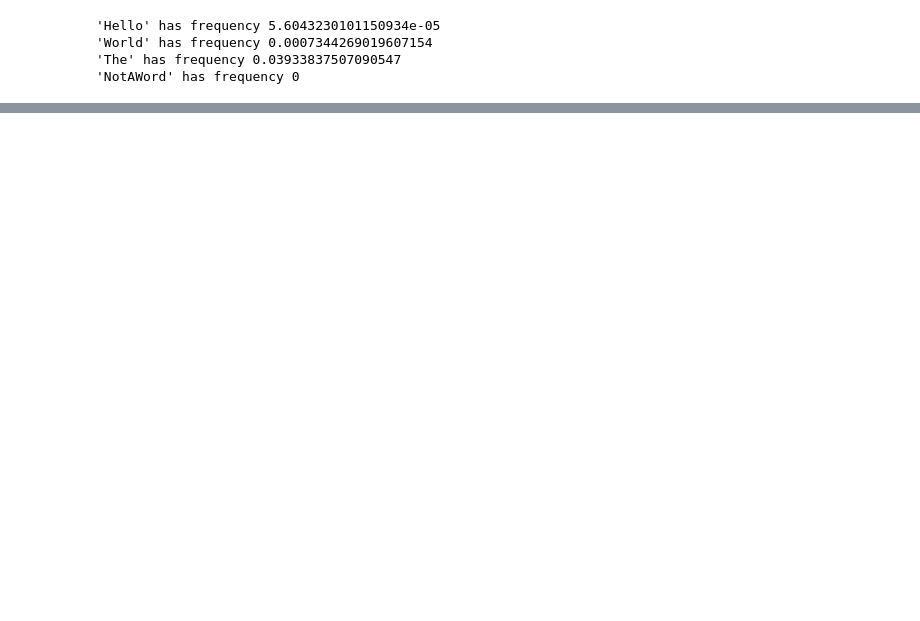
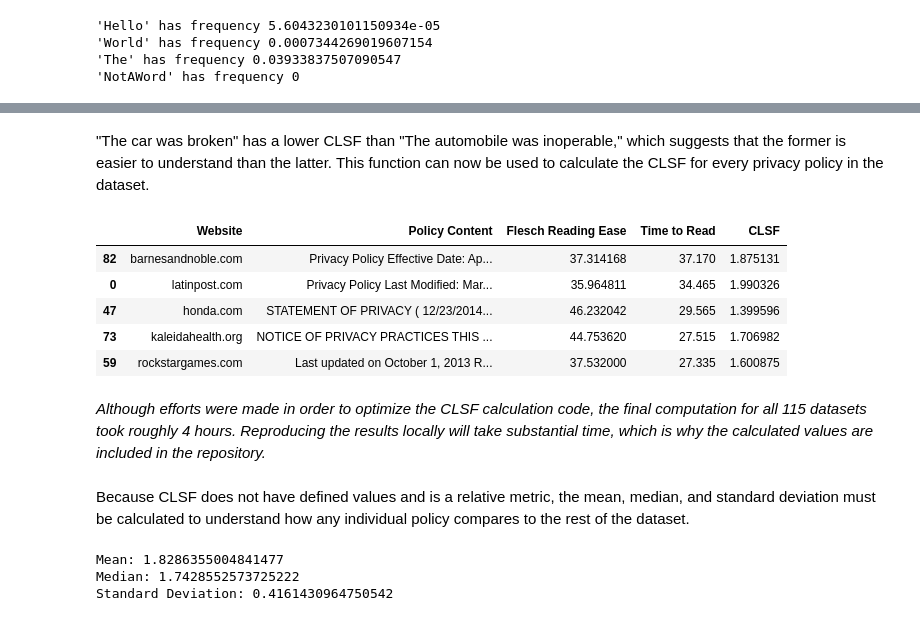
Before and after one commit to griffhurt/cmpinf1205_final, a Jupyter notebook: code/proj.ipynb, the cells around one changed output, grey strips where cells are left out. Saved outputs shown, nothing was run; the diff lists cells and outputs as text; code cells hidden in the pictures; blank space fills up the shorter version.

```diff
--- a/code/proj.ipynb
+++ b/code/proj.ipynb
@@ -306,0 +394,30 @@ print(syns)
+# %%
+# Function to get synonyms of a word using wordnet
+def get_synonyms(word, pos):
+    # Make sure the word is lowercase
+    word = word.lower()
+    # Output list of synonyms
+    syns = []
+    # Loop through the synsets of the word
+    for syn in wordnet.synsets(word, pos=pos):
+        # Loop through the lemmas of the word
+        for l in syn.lemmas():
+            # Add them to the output list
+            syns.append(l.name())
+    # Remove duplicates
+    syns = list(set(syns))
+    # If the actual word is in the syns, remove it
+    if word in syns:
+        syns.remove(word)
+    # Remove any multi-word results
+    syns2 = []
+    for word in syns:
+        if "_" not in word:
+            syns2.append(word)
+    # Return the list of synoyms
+    return syns2
+
+# Test the function
+print("'Car' has the synonyms:", get_synonyms("car", wordnet.NOUN))
+print("'World' has the synonyms:", get_synonyms("world", wordnet.NOUN))
+print("'Privacy' has the synonyms:", get_synonyms("privacy", wordnet.NOUN))
@@ -306,0 +479,40 @@ print(syns)
+# %% [markdown]
+"The car was broken" has a lower CLSF than "The automobile was inoperable," which suggests that the former is easier to understand than the latter. This function can now be used to calculate the CLSF for every privacy policy in the dataset.
+# %%
+# Check if the processing has already been completed
+try:
+    worst_ttr = pd.read_csv("clsf.csv", index_col=0)
+except:
+    # Otherwise, calculate it
+    # worst_ttr is used so that the most difficult to process policies are completed first
+    for index, policy in worst_ttr.iterrows():
+        # Get each sentence in the policy
+        pol_clsf = calculate_clsf(policy["Policy Content"])
+        worst_ttr.at[index, "CLSF"] = pol_clsf
+
+# Replace the overall policy data with the newly calculated CLSF data in worst_ttr
+policies = worst_ttr
+policies.head()
+# %% [output]
+|  | Website | Policy Content | Flesch Reading Ease | Time to Read | CLSF |
+| 82 | barnesandnoble.com | Privacy Policy Effective Date: Ap... | 37.314168 | 37.170 | 1.875131 |
+| 0 | latinpost.com | Privacy Policy Last Modified: Mar... | 35.964811 | 34.465 | 1.990326 |
+| 47 | honda.com | STATEMENT OF PRIVACY ( 12/23/2014... | 46.232042 | 29.565 | 1.399596 |
+| 73 | kaleidahealth.org | NOTICE OF PRIVACY PRACTICES THIS ... | 44.753620 | 27.515 | 1.706982 |
+| 59 | rockstargames.com | Last updated on October 1, 2013 R... | 37.532000 | 27.335 | 1.600875 |
+# %% [markdown]
+*Although efforts were made in order to optimize the CLSF calculation code, the final computation for all 115 datasets took roughly 4 hours. Reproducing the results locally will take substantial time, which is why the calculated values are included in the repository.*
+# %% [markdown]
+Because CLSF does not have defined values and is a relative metric, the mean, median, and standard deviation must be calculated to understand how any individual policy compares to the rest of the dataset.
+# %%
+mean = policies["CLSF"].mean()
+median = policies["CLSF"].median()
+std_dev = policies["CLSF"].std()
+
+print("Mean:", mean)
+print("Median:", median)
+print("Standard Deviation:", std_dev)
+# %% [output]
+Mean: 1.8286355004841477
+Median: 1.7428552573725222
+Standard Deviation: 0.4161430964750542
```
Also changed, not shown: parts of 46 cells of this notebook, 1 other file.
